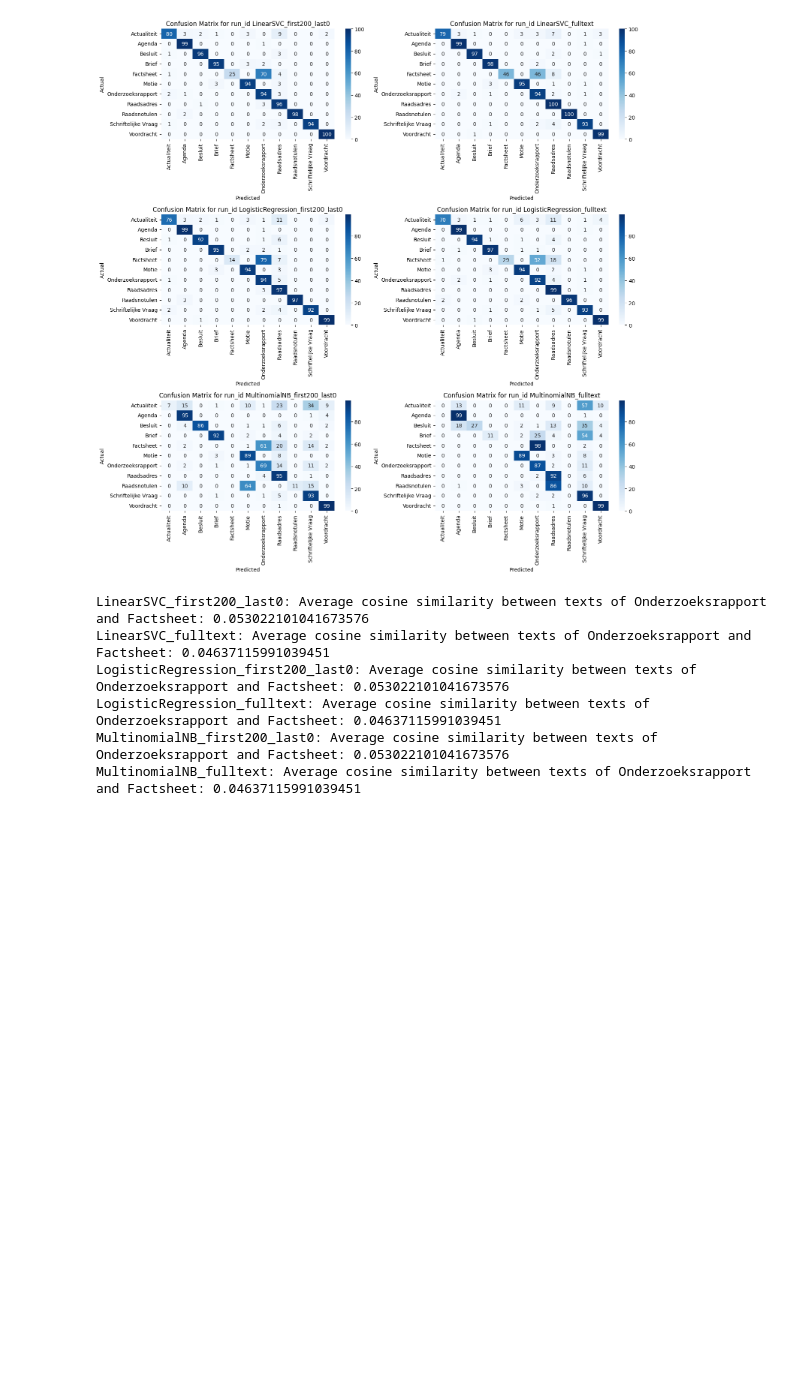
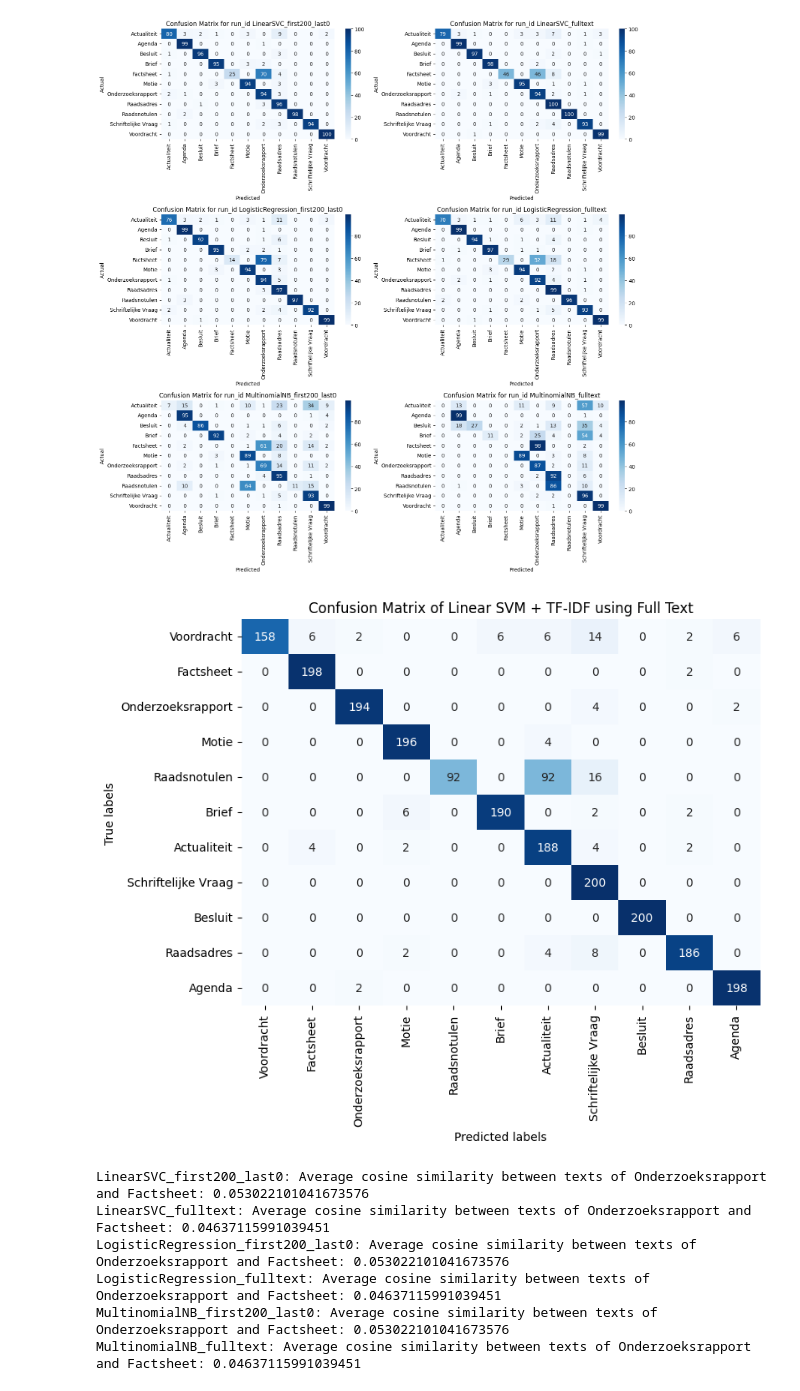
Before and after one commit to Amsterdam-Internships/document-classification-using-large-language-models, a Jupyter notebook: PredictionAnalysis/BaselineAnalysis.ipynb, the cells around one changed output. Cells and saved outputs as stored; diff of their text form; code cells hidden in the pictures; blank space fills up the shorter version.

```diff
--- a/PredictionAnalysis/BaselineAnalysis.ipynb
+++ b/PredictionAnalysis/BaselineAnalysis.ipynb
@@ -260,6 +257,24 @@ LinearSVC_first100_last0
 plot_confusion_matrix(pred)
 # %% [output]
 [figure]
+# %%
+mistral = predictions.loc[predictions['run_id']=='LinearSVC_fulltext']
+cm = confusion_matrix(mistral['label'], mistral['prediction'])
+
+# Plot confusion matrix
+plt.figure(figsize=(8, 6))
+class_labels = list(set(mistral['label']))
+sns.heatmap(cm, annot=True, fmt='d', cmap='Blues', cbar=False,
+                    xticklabels=class_labels, yticklabels=class_labels)
+
+
+
+plt.title('Confusion Matrix of Linear SVM + TF-IDF using Full Text')
+plt.xlabel('Predicted labels')
+plt.ylabel('True labels')
+plt.show()
+# %% [output]
+[figure, added]
 # %%
 calculate_avg_cos_sim(pred, 'Onderzoeksrapport', 'Factsheet')
 # %% [output]
```
Also changed, not shown: parts of 1 cell of this notebook, 4 other files.
